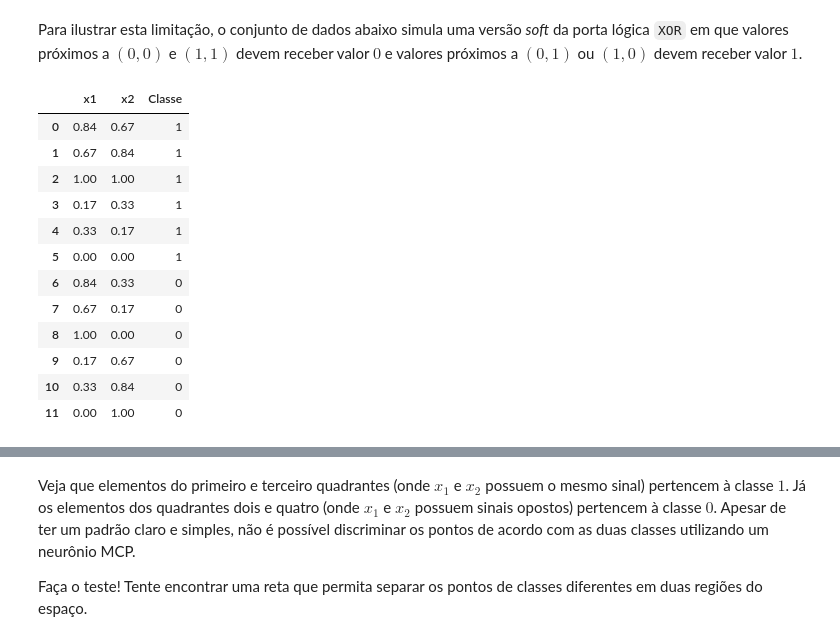
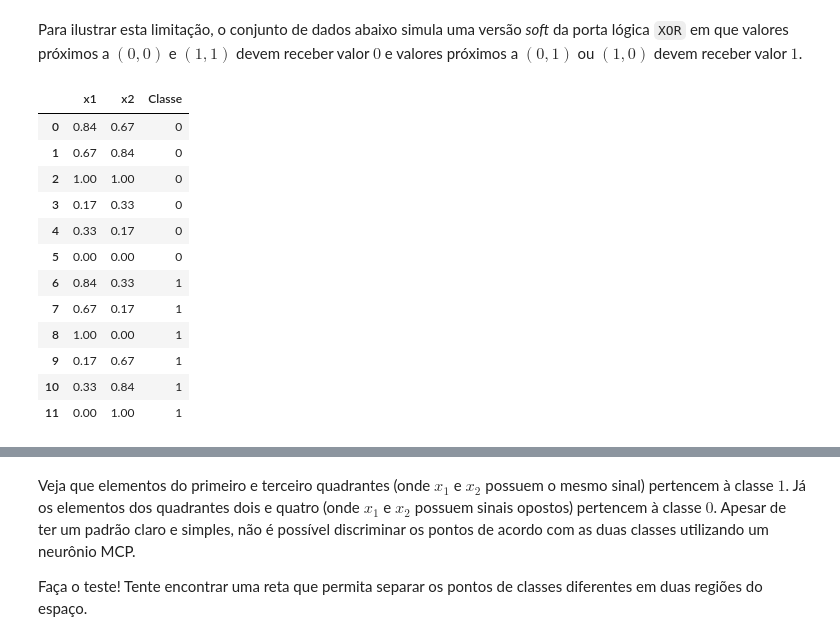
Before and after one commit to LuisEduardoF/RedesNeurais_202501, a Jupyter notebook: 02.ipynb, the cells around one changed output, grey strips where cells are left out. Cells and saved outputs as stored; diff of their text form; code cells hidden in the pictures.

```diff
--- a/02.ipynb
+++ b/02.ipynb
@@ -398,36 +387,36 @@ Para ilustrar esta limitação, o conjunto de dados abaixo simula uma versão *s
 # %%
 #@title
 
 import numpy as np
 import pandas as pd
 
 df = pd.DataFrame(
-    [[0.84, 0.67, 1],
-     [0.67, 0.84, 1],
-     [1.00, 1.00, 1],
-     [0.17, 0.33, 1],
-     [0.33, 0.17, 1],
-     [0.00, 0.00, 1],
-     [0.84, 0.33, 0],
-     [0.67, 0.17, 0],
-     [1.00, 0.00, 0],
-     [0.17, 0.67, 0],
-     [0.33, 0.84, 0],
-     [0.00, 1.00, 0]], columns = 'x1 x2 Classe'.split())
+    [[0.84, 0.67, 0],
+     [0.67, 0.84, 0],
+     [1.00, 1.00, 0],
+     [0.17, 0.33, 0],
+     [0.33, 0.17, 0],
+     [0.00, 0.00, 0],
+     [0.84, 0.33, 1],
+     [0.67, 0.17, 1],
+     [1.00, 0.00, 1],
+     [0.17, 0.67, 1],
+     [0.33, 0.84, 1],
+     [0.00, 1.00, 1]], columns = 'x1 x2 Classe'.split())
 
 df
 # %% [output]
 |  | x1 | x2 | Classe |
-| 0 | 0.84 | 0.67 | 1 |
-| 1 | 0.67 | 0.84 | 1 |
-| 2 | 1.00 | 1.00 | 1 |
-| 3 | 0.17 | 0.33 | 1 |
-| 4 | 0.33 | 0.17 | 1 |
-| 5 | 0.00 | 0.00 | 1 |
-| 6 | 0.84 | 0.33 | 0 |
-| 7 | 0.67 | 0.17 | 0 |
-| 8 | 1.00 | 0.00 | 0 |
-| 9 | 0.17 | 0.67 | 0 |
-| 10 | 0.33 | 0.84 | 0 |
-| 11 | 0.00 | 1.00 | 0 |
+| 0 | 0.84 | 0.67 | 0 |
+| 1 | 0.67 | 0.84 | 0 |
+| 2 | 1.00 | 1.00 | 0 |
+| 3 | 0.17 | 0.33 | 0 |
+| 4 | 0.33 | 0.17 | 0 |
+| 5 | 0.00 | 0.00 | 0 |
+| 6 | 0.84 | 0.33 | 1 |
+| 7 | 0.67 | 0.17 | 1 |
+| 8 | 1.00 | 0.00 | 1 |
+| 9 | 0.17 | 0.67 | 1 |
+| 10 | 0.33 | 0.84 | 1 |
+| 11 | 0.00 | 1.00 | 1 |
 # %%
```
Also changed, not shown: parts of 25 cells of this notebook.
